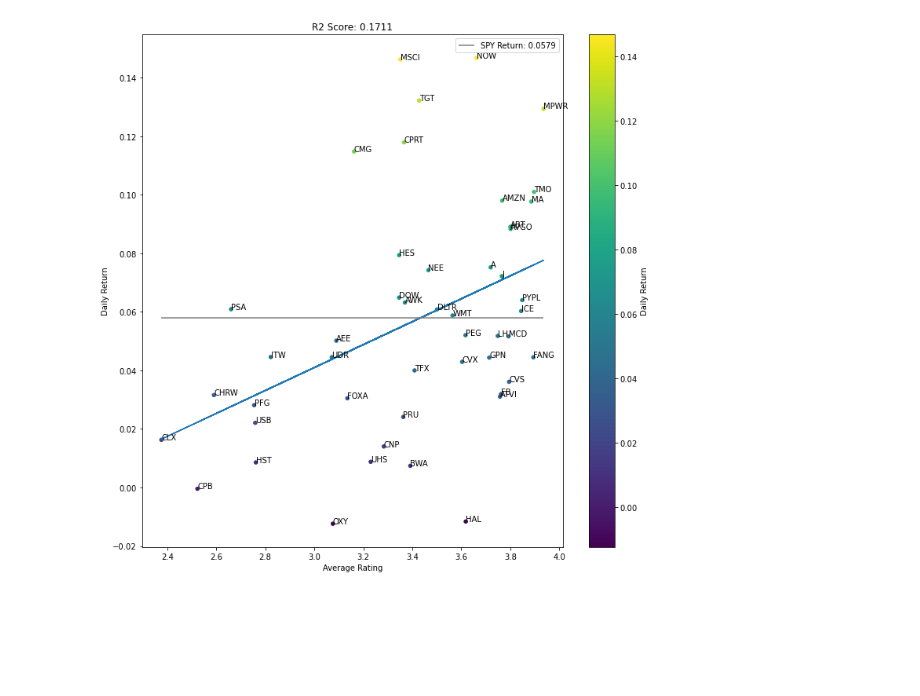
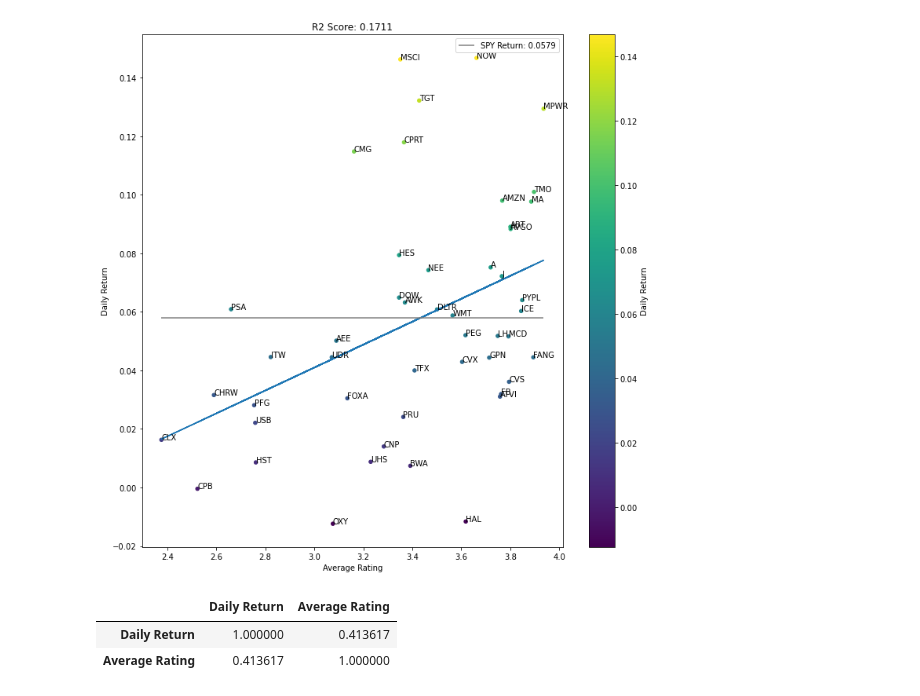
Before and after one commit to ImWesAdams/Stock-Returns-Analysis, a Jupyter notebook: Analyzing Returns for Various Stocks by Analyst Recommendation.ipynb, the cells around one changed output. Drawn from its saved outputs; the diff is of its cells as text; code cells hidden in the pictures; blank space fills up the shorter version.

```diff
--- a/Analyzing Returns for Various Stocks by Analyst Recommendation.ipynb
+++ b/Analyzing Returns for Various Stocks by Analyst Recommendation.ipynb
@@ -150,3 +150,9 @@ for idx, row in df.iterrows():
 plt.show()
 # %% [output]
 [figure]
+# %%
+df.corr()
+# %% [output]
+|  | Daily Return | Average Rating |
+| Daily Return | 1.000000 | 0.413617 |
+| Average Rating | 0.413617 | 1.000000 |
```
